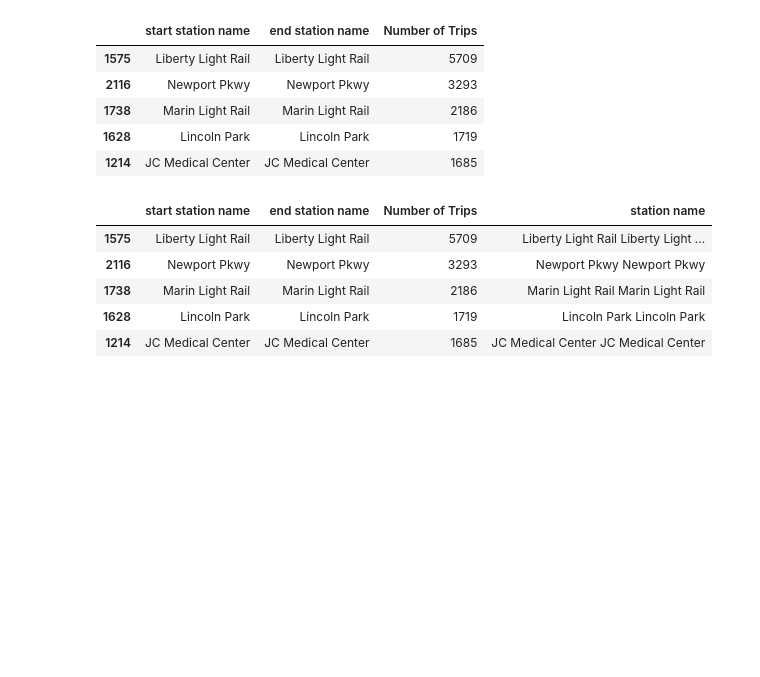
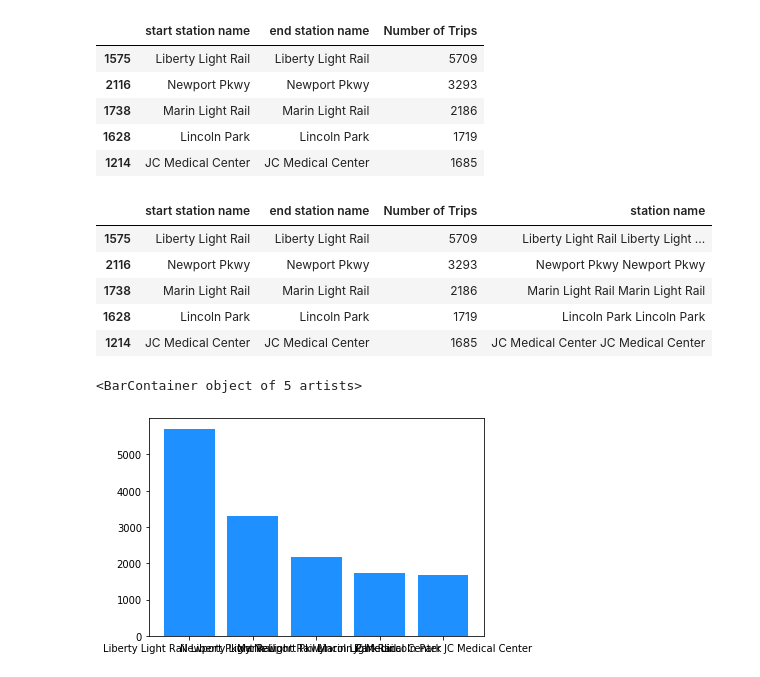
Before and after one commit to tnatoli29/Project_1, a Jupyter notebook: CitiBike/CitiBike 2020 Merge.ipynb, the cells around one changed output. Drawn from its saved outputs; the diff is of its cells as text; code cells hidden in the pictures; blank space fills up the shorter version.

Commit message:
plot a graph

```diff
--- a/CitiBike/CitiBike 2020 Merge.ipynb
+++ b/CitiBike/CitiBike 2020 Merge.ipynb
@@ -406,3 +406,11 @@ most_popular_routes_df.head()
 | 1738 | Marin Light Rail | Marin Light Rail | 2186 | Marin Light Rail Marin Light Rail |
 | 1628 | Lincoln Park | Lincoln Park | 1719 | Lincoln Park Lincoln Park |
 | 1214 | JC Medical Center | JC Medical Center | 1685 | JC Medical Center JC Medical Center |
+# %%
+routes_x_axis = most_popular_routes_df["station name"].head()
+routes_y_axis = most_popular_routes_df["Number of Trips"].head()
+
+plt.bar(routes_x_axis, routes_y_axis, color = "dodgerblue")
+# %% [output]
+<BarContainer object of 5 artists>
+[figure, added]
```
